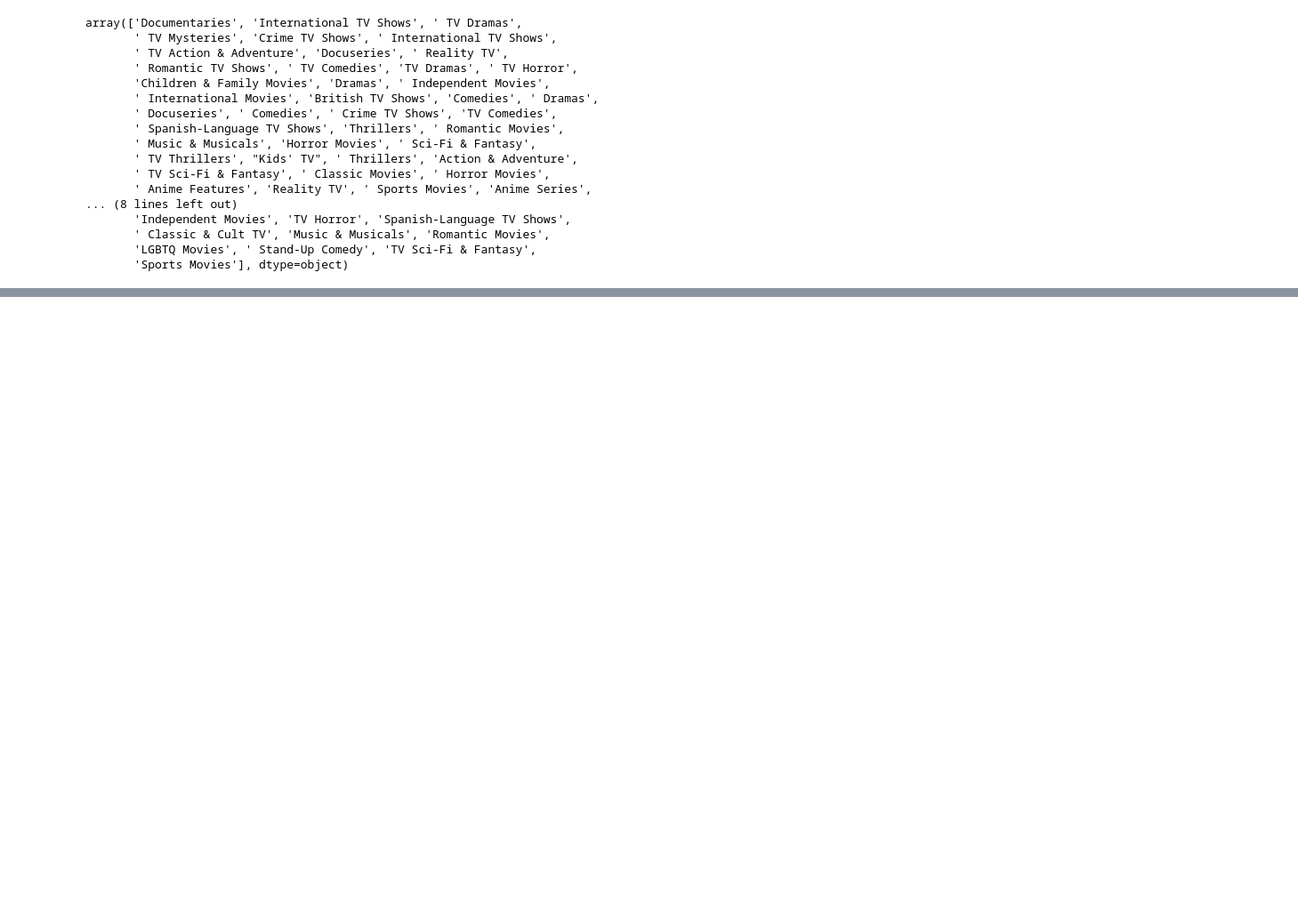
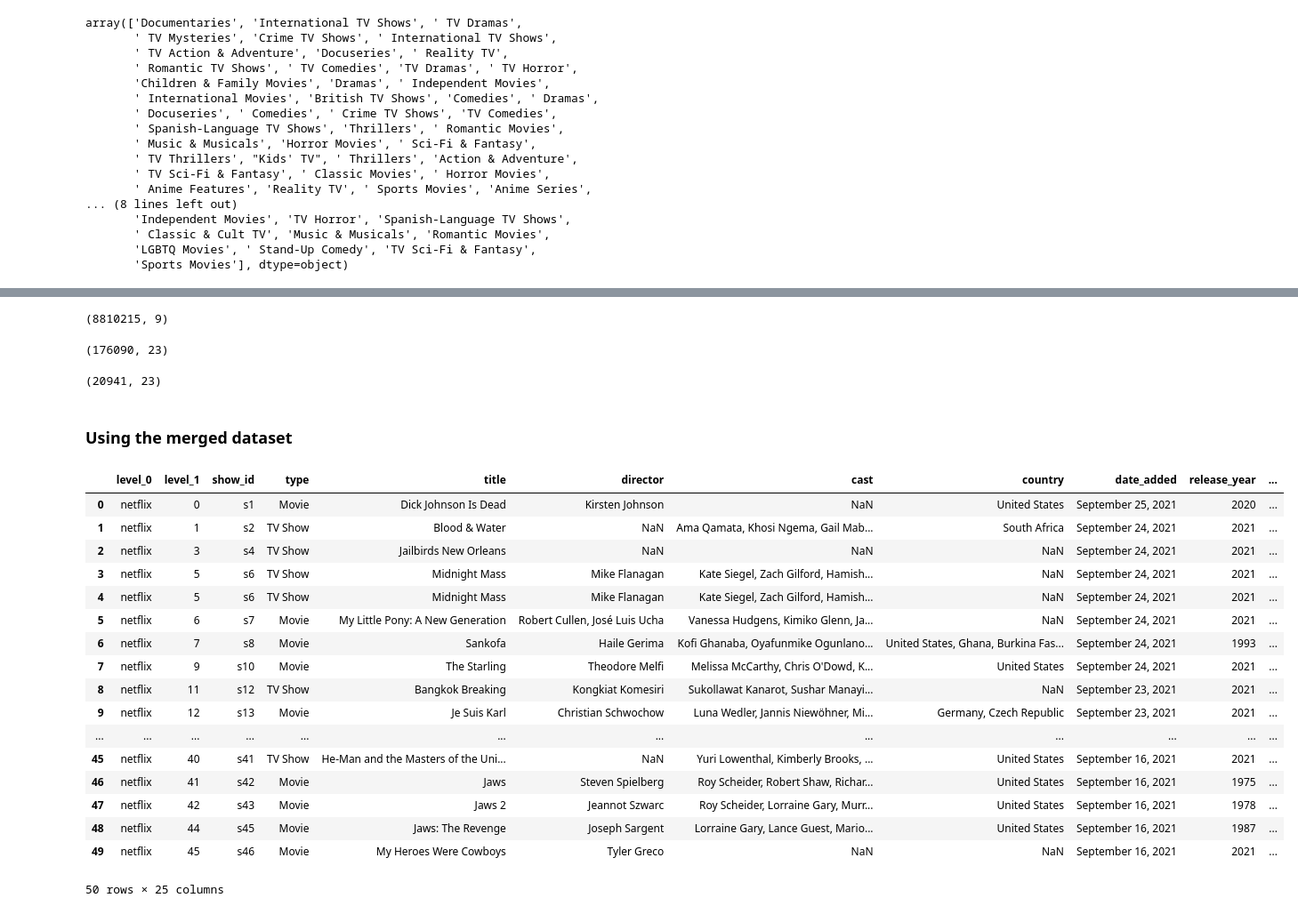
Before and after one commit to LobsterChampagne/datavis-project-2022-data-wizards, a Jupyter notebook: Explore.ipynb, the cells around one changed output, grey strips where cells are left out. Shown: that part at 89% size. Drawn from its saved outputs; the diff is of its cells as text; code cells hidden in the pictures; blank space fills up the shorter version.

```diff
--- a/Explore.ipynb
+++ b/Explore.ipynb
@@ -176,0 +225,15 @@ plt.show()
+# %%
+imdb = pd.read_csv("Data/title.basics.tsv", sep="\t",low_memory=False)
+imdb.shape
+# %% [output]
+(8810215, 9)
+# %%
+all_streams_imdb=pd.merge(all_streams,imdb,left_on=["title"],right_on=["originalTitle"],how='left')
+all_streams_imdb.shape
+# %% [output]
+(176090, 23)
+# %%
+all_streams_imdb=all_streams_imdb[all_streams_imdb["startYear"].astype("string")==all_streams_imdb["release_year"].astype("string")]
+all_streams_imdb.shape
+# %% [output]
+(20941, 23)
@@ -176,0 +248,24 @@ plt.show()
+# %% [markdown]
+### Using the merged dataset
+# %%
+all_rated = pd.read_csv("Data/all_IMDB_rated.csv")
+all_rated.head(50)
+# %% [output]
+|  | level_0 | level_1 | show_id | type | title | director | cast | country | date_added | release_year | ... |
+| 0 | netflix | 0 | s1 | Movie | Dick Johnson Is Dead | Kirsten Johnson | NaN | United States | September 25, 2021 | 2020 | ... |
+| 1 | netflix | 1 | s2 | TV Show | Blood & Water | NaN | Ama Qamata, Khosi Ngema, Gail Mab... | South Africa | September 24, 2021 | 2021 | ... |
+| 2 | netflix | 3 | s4 | TV Show | Jailbirds New Orleans | NaN | NaN | NaN | September 24, 2021 | 2021 | ... |
+| 3 | netflix | 5 | s6 | TV Show | Midnight Mass | Mike Flanagan | Kate Siegel, Zach Gilford, Hamish... | NaN | September 24, 2021 | 2021 | ... |
+| 4 | netflix | 5 | s6 | TV Show | Midnight Mass | Mike Flanagan | Kate Siegel, Zach Gilford, Hamish... | NaN | September 24, 2021 | 2021 | ... |
+| 5 | netflix | 6 | s7 | Movie | My Little Pony: A New Generation | Robert Cullen, José Luis Ucha | Vanessa Hudgens, Kimiko Glenn, Ja... | NaN | September 24, 2021 | 2021 | ... |
+| 6 | netflix | 7 | s8 | Movie | Sankofa | Haile Gerima | Kofi Ghanaba, Oyafunmike Ogunlano... | United States, Ghana, Burkina Fas... | September 24, 2021 | 1993 | ... |
+| 7 | netflix | 9 | s10 | Movie | The Starling | Theodore Melfi | Melissa McCarthy, Chris O'Dowd, K... | United States | September 24, 2021 | 2021 | ... |
+| 8 | netflix | 11 | s12 | TV Show | Bangkok Breaking | Kongkiat Komesiri | Sukollawat Kanarot, Sushar Manayi... | NaN | September 23, 2021 | 2021 | ... |
+| 9 | netflix | 12 | s13 | Movie | Je Suis Karl | Christian Schwochow | Luna Wedler, Jannis Niewöhner, Mi... | Germany, Czech Republic | September 23, 2021 | 2021 | ... |
+| ... | ... | ... | ... | ... | ... | ... | ... | ... | ... | ... | ... |
+| 45 | netflix | 40 | s41 | TV Show | He-Man and the Masters of the Uni... | NaN | Yuri Lowenthal, Kimberly Brooks, ... | United States | September 16, 2021 | 2021 | ... |
+| 46 | netflix | 41 | s42 | Movie | Jaws | Steven Spielberg | Roy Scheider, Robert Shaw, Richar... | United States | September 16, 2021 | 1975 | ... |
+| 47 | netflix | 42 | s43 | Movie | Jaws 2 | Jeannot Szwarc | Roy Scheider, Lorraine Gary, Murr... | United States | September 16, 2021 | 1978 | ... |
+| 48 | netflix | 44 | s45 | Movie | Jaws: The Revenge | Joseph Sargent | Lorraine Gary, Lance Guest, Mario... | United States | September 16, 2021 | 1987 | ... |
+| 49 | netflix | 45 | s46 | Movie | My Heroes Were Cowboys | Tyler Greco | NaN | NaN | September 16, 2021 | 2021 | ... |
+50 rows × 25 columns
```
Also changed, not shown: parts of 13 cells of this notebook, 3 other files.
